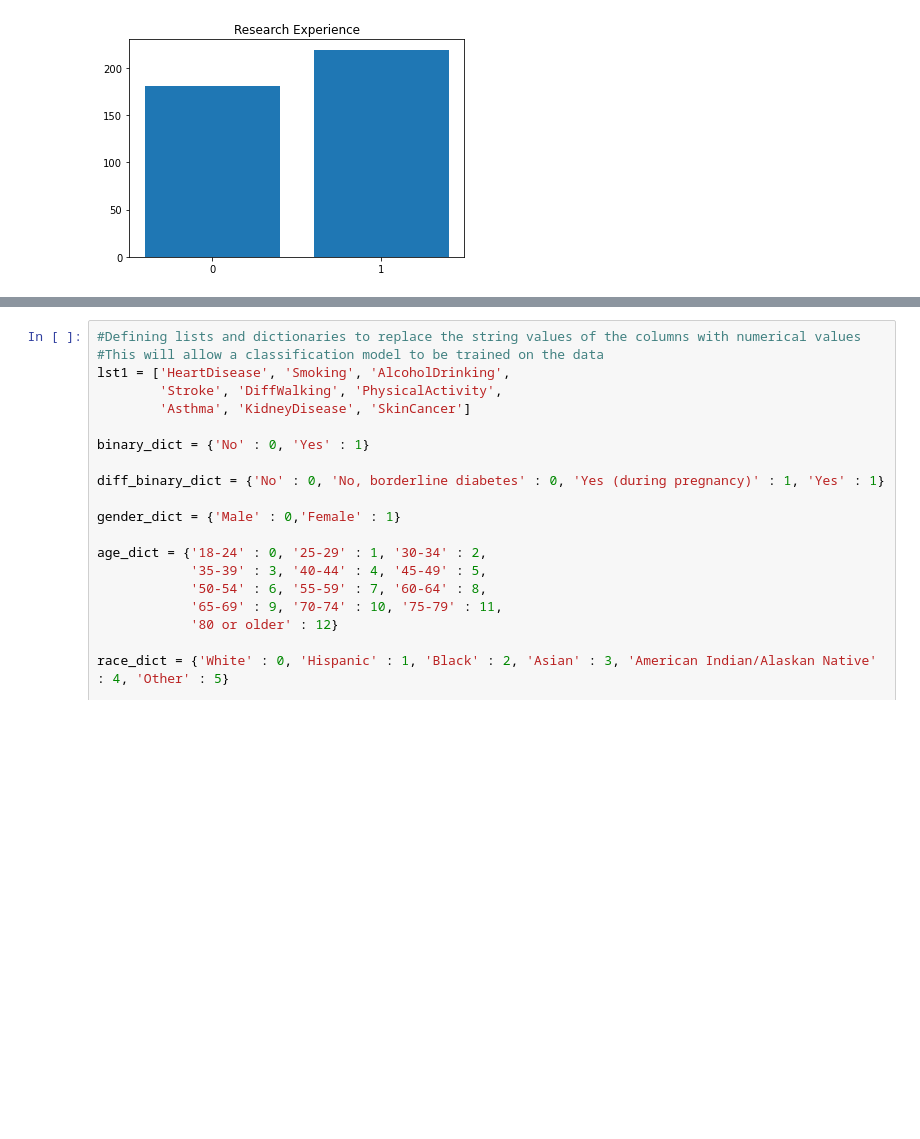
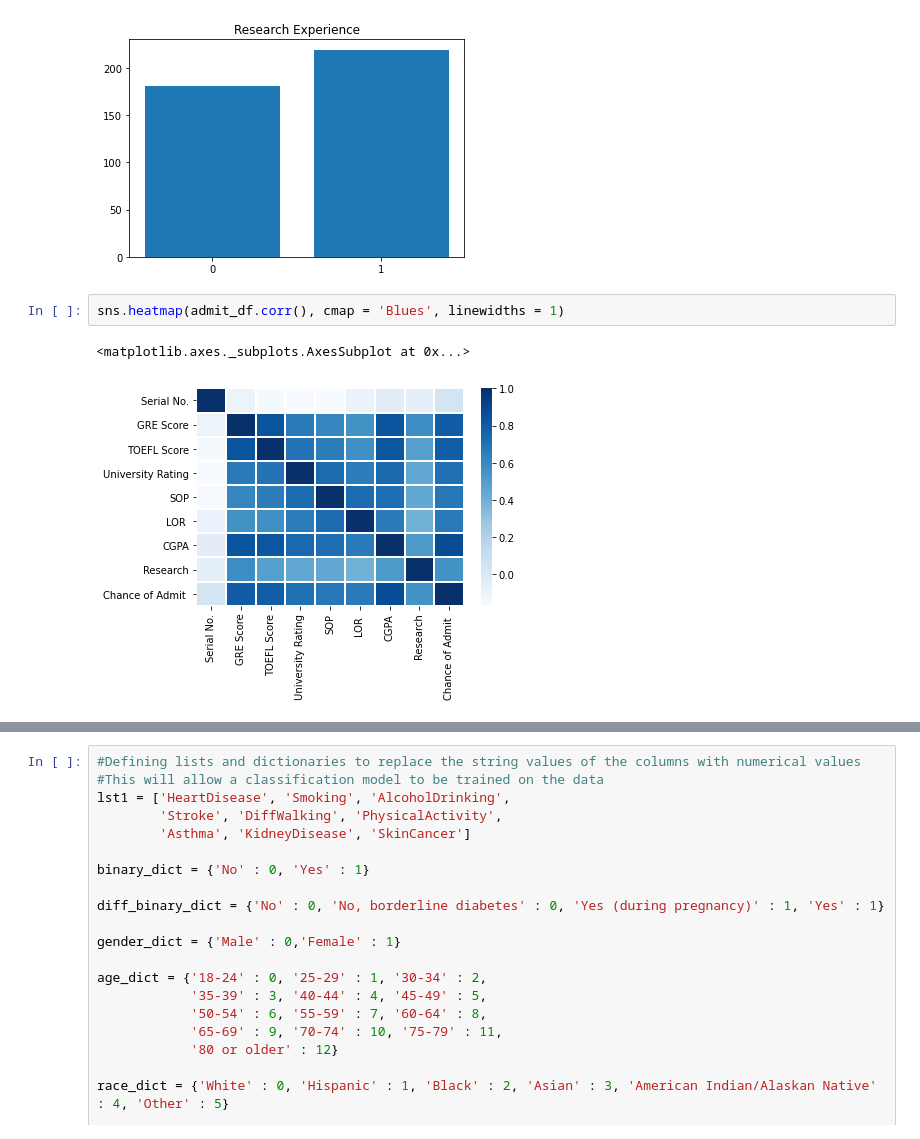
Before and after one commit to bkudaimi/Applied-Data-Science, a Jupyter notebook: DSC 680 Project 3 - Predicting Student Admission.ipynb, the cells around one changed output, grey strips where cells are left out. Cells and saved outputs as stored; diff of their text form; blank space fills up the shorter version.

```diff
--- a/DSC 680 Project 3 - Predicting Student Admission.ipynb
+++ b/DSC 680 Project 3 - Predicting Student Admission.ipynb
@@ -88,3 +88,8 @@ plt.show()
 # %% [output]
 [figure]
 [figure]
+# %%
+sns.heatmap(admit_df.corr(), cmap = 'Blues', linewidths = 1)
+# %% [output]
+<matplotlib.axes._subplots.AxesSubplot at 0x...>
+[figure, added]
```
Also changed, not shown: parts of 1 cell of this notebook.
